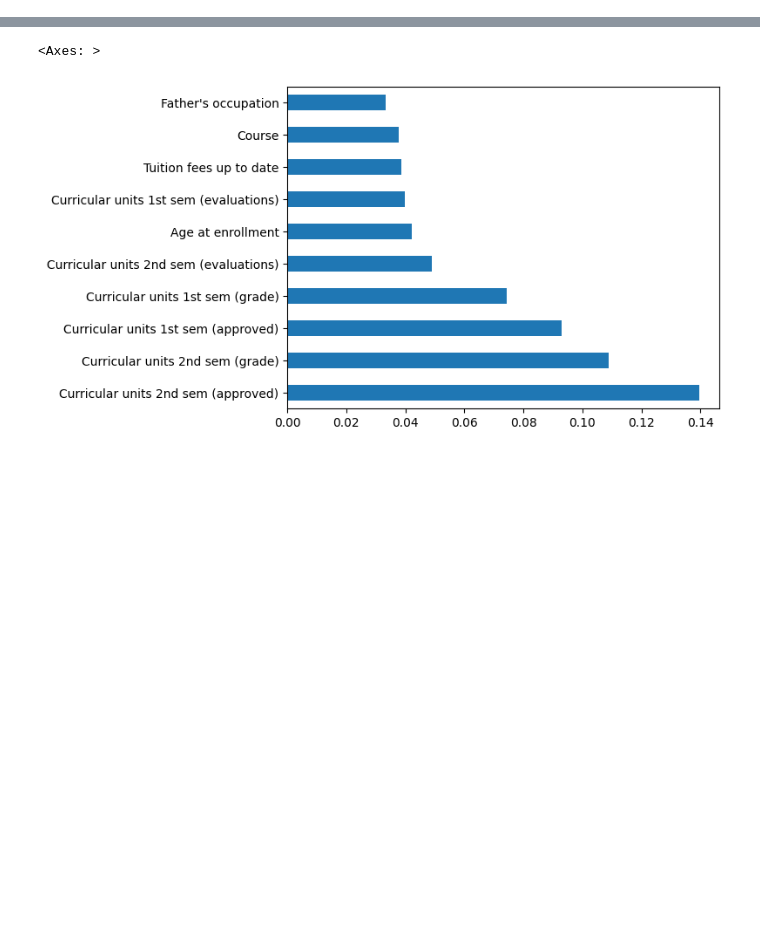
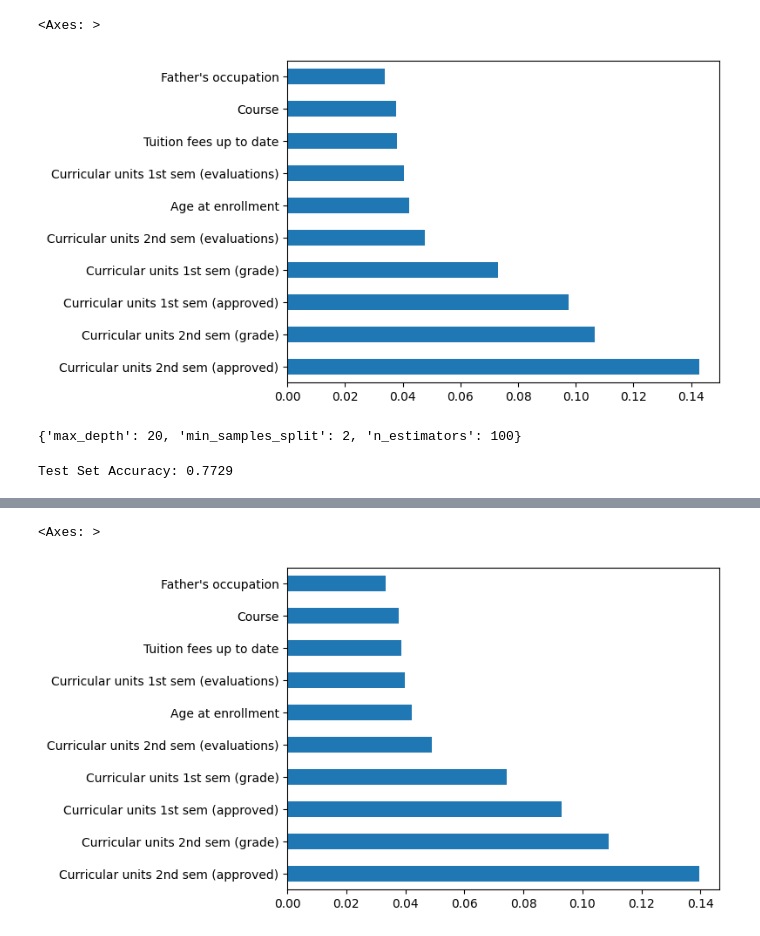
Before and after one commit to vishal9982870671-debug/Student_Success_Prediction_Random_Forest.ipynb, a Jupyter notebook: Student_Success_Prediction_Random_Forest.ipynb, the cells around one changed output, grey strips where cells are left out. Saved outputs shown, nothing was run; the diff lists cells and outputs as text; code cells hidden in the pictures; blank space fills up the shorter version.

```diff
--- a/Student_Success_Prediction_Random_Forest.ipynb
+++ b/Student_Success_Prediction_Random_Forest.ipynb
@@ -2,0 +3,19 @@
+# %%
+feature_importances = pd.Series(
+    best_model.feature_importances_, index=X.columns
+)
+feature_importances.nlargest(10).plot(kind="barh")
+# %% [output]
+<Axes: >
+[figure, added]
+# %%
+print(grid_search.best_params_)
+# %% [output]
+{'max_depth': 20, 'min_samples_split': 2, 'n_estimators': 100}
+# %%
+best_model = grid_search.best_estimator_
+y_pred = best_model.predict(X_test)
+accuracy = accuracy_score(y_test, y_pred)
+print(f"Test Set Accuracy: {accuracy:.4f}")
+# %% [output]
+Test Set Accuracy: 0.7729
```
Also changed, not shown: parts of 5 cells of this notebook.
